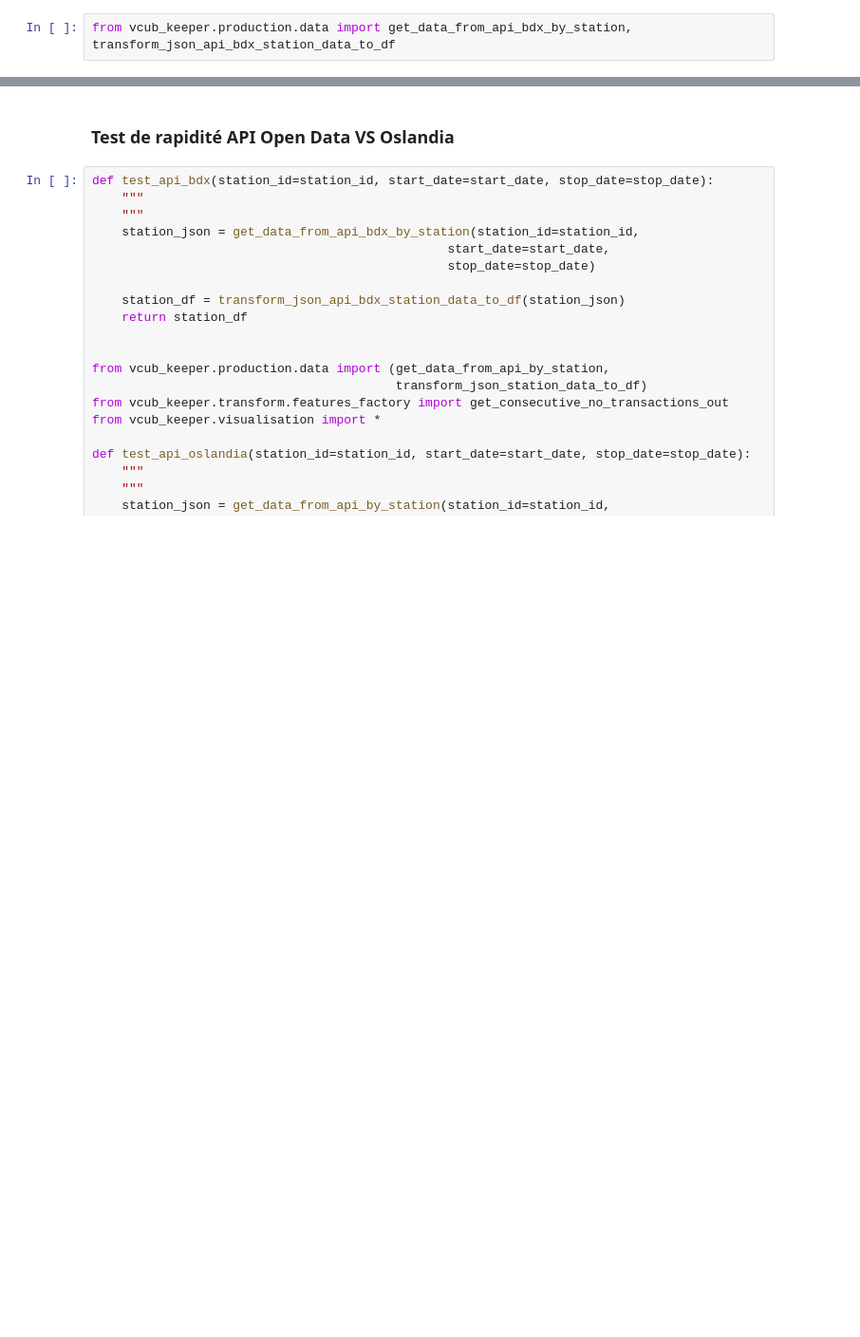
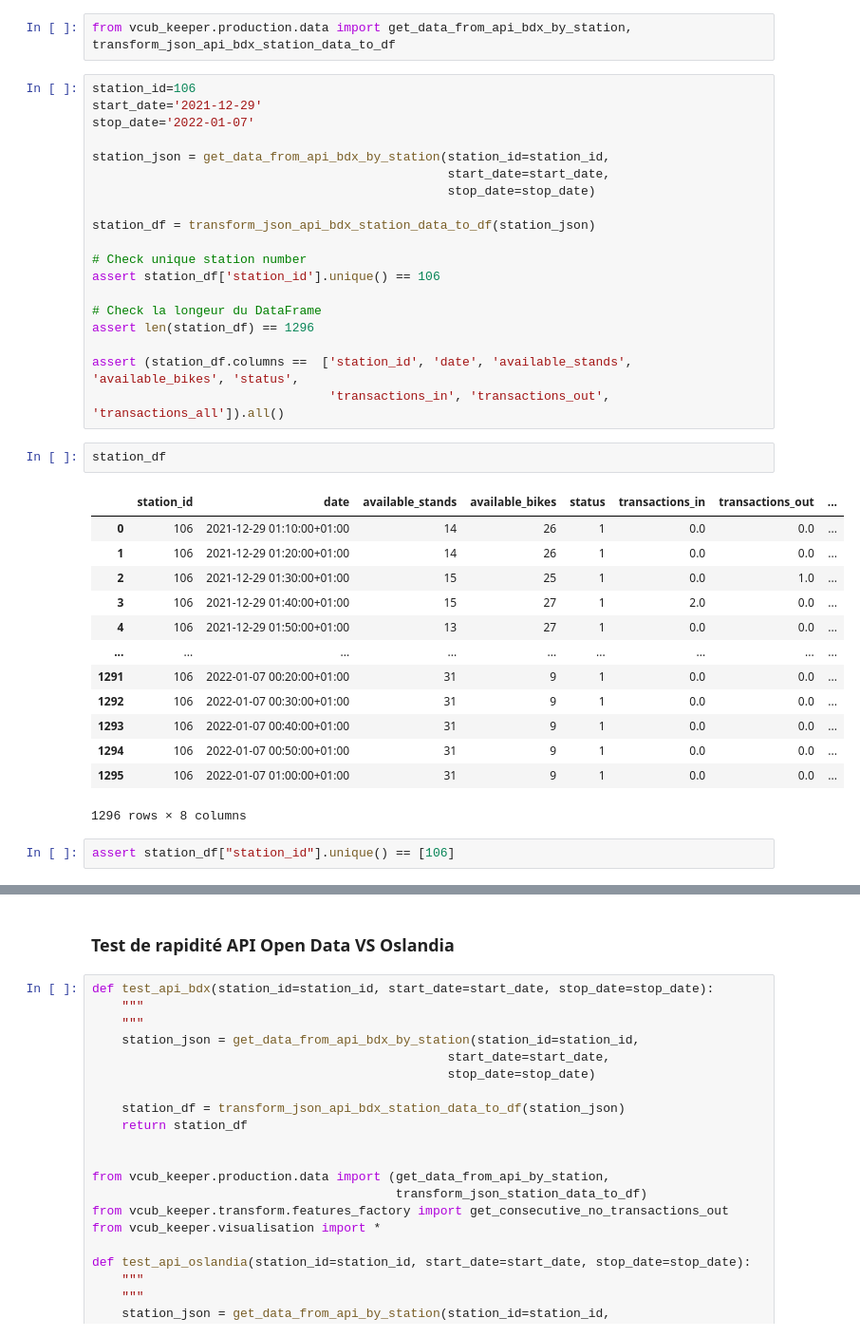
Before and after one commit to armgilles/vcub_keeper, a Jupyter notebook: notebooks/03_production/01_get_data_from_API.ipynb, the cells around one changed output, grey strips where cells are left out. Shown at 95% size. Saved outputs shown, nothing was run; the diff lists cells and outputs as text; blank space fills up the shorter version.

```diff
--- a/notebooks/03_production/01_get_data_from_API.ipynb
+++ b/notebooks/03_production/01_get_data_from_API.ipynb
@@ -676,3 +748,40 @@ def transform_json_api_bdx_station_data_to_df(station_json):
     return station_df_resample
 # %%
 from vcub_keeper.production.data import get_data_from_api_bdx_by_station, transform_json_api_bdx_station_data_to_df
+# %%
+station_id=106
+start_date='2021-12-29'
+stop_date='2022-01-07'
+
+station_json = get_data_from_api_bdx_by_station(station_id=station_id,
+                                                start_date=start_date,
+                                                stop_date=stop_date)
+
+station_df = transform_json_api_bdx_station_data_to_df(station_json)
+
+# Check unique station number
+assert station_df['station_id'].unique() == 106
+
+# Check la longeur du DataFrame
+assert len(station_df) == 1296
+
+assert (station_df.columns ==  ['station_id', 'date', 'available_stands', 'available_bikes', 'status',
+                                'transactions_in', 'transactions_out', 'transactions_all']).all()
+# %%
+station_df
+# %% [output]
+|  | station_id | date | available_stands | available_bikes | status | transactions_in | transactions_out | ... |
+| 0 | 106 | 2021-12-29 01:10:00+01:00 | 14 | 26 | 1 | 0.0 | 0.0 | ... |
+| 1 | 106 | 2021-12-29 01:20:00+01:00 | 14 | 26 | 1 | 0.0 | 0.0 | ... |
+| 2 | 106 | 2021-12-29 01:30:00+01:00 | 15 | 25 | 1 | 0.0 | 1.0 | ... |
+| 3 | 106 | 2021-12-29 01:40:00+01:00 | 15 | 27 | 1 | 2.0 | 0.0 | ... |
+| 4 | 106 | 2021-12-29 01:50:00+01:00 | 13 | 27 | 1 | 0.0 | 0.0 | ... |
+| ... | ... | ... | ... | ... | ... | ... | ... | ... |
+| 1291 | 106 | 2022-01-07 00:20:00+01:00 | 31 | 9 | 1 | 0.0 | 0.0 | ... |
+| 1292 | 106 | 2022-01-07 00:30:00+01:00 | 31 | 9 | 1 | 0.0 | 0.0 | ... |
+| 1293 | 106 | 2022-01-07 00:40:00+01:00 | 31 | 9 | 1 | 0.0 | 0.0 | ... |
+| 1294 | 106 | 2022-01-07 00:50:00+01:00 | 31 | 9 | 1 | 0.0 | 0.0 | ... |
+| 1295 | 106 | 2022-01-07 01:00:00+01:00 | 31 | 9 | 1 | 0.0 | 0.0 | ... |
+1296 rows × 8 columns
+# %%
+assert station_df["station_id"].unique() == [106]
```
Also changed, not shown: parts of 31 cells of this notebook, 1 other file.
